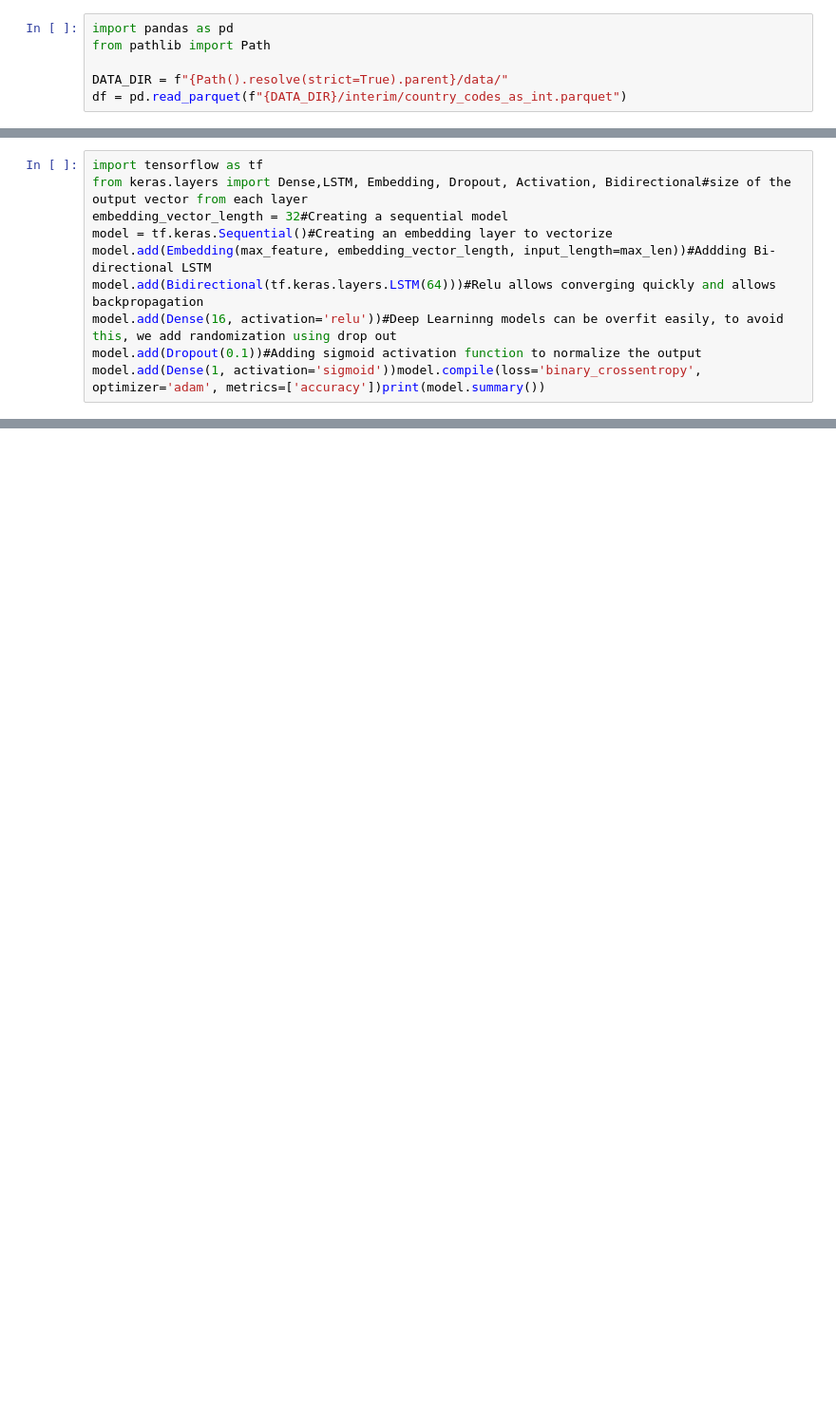
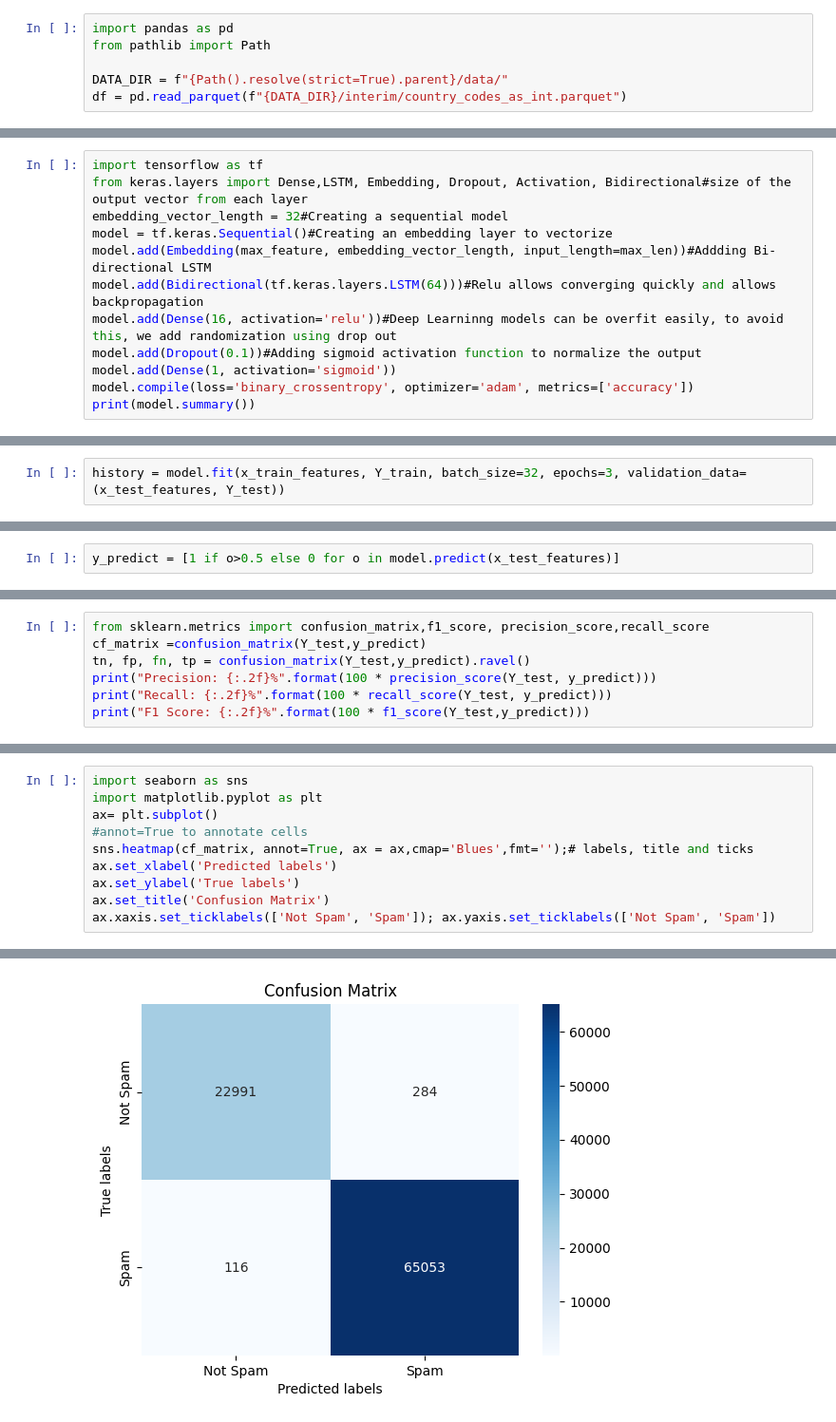
Before and after one commit to lluc2397/Bot-detector, a Jupyter notebook: notebooks/4.1-test-rrn.ipynb, the cells around one changed output, grey strips where cells are left out. Shown: that part at 95% size. Saved outputs shown, nothing was run; the diff lists cells and outputs as text; blank space fills up the shorter version.

Commit message:
first tf models

```diff
--- a/notebooks/4.1-test-rrn.ipynb
+++ b/notebooks/4.1-test-rrn.ipynb
@@ -21,4 +50,6 @@ model.add(Embedding(max_feature, embedding_vector_length, input_length=max_len))
 model.add(Bidirectional(tf.keras.layers.LSTM(64)))#Relu allows converging quickly and allows backpropagation
 model.add(Dense(16, activation='relu'))#Deep Learninng models can be overfit easily, to avoid this, we add randomization using drop out
 model.add(Dropout(0.1))#Adding sigmoid activation function to normalize the output
-model.add(Dense(1, activation='sigmoid'))model.compile(loss='binary_crossentropy', optimizer='adam', metrics=['accuracy'])print(model.summary())
+model.add(Dense(1, activation='sigmoid'))
+model.compile(loss='binary_crossentropy', optimizer='adam', metrics=['accuracy'])
+print(model.summary())
@@ -24,0 +81,2 @@ model.add(Dense(1, activation='sigmoid'))model.compile(loss='binary_crossentropy
+# %%
+history = model.fit(x_train_features, Y_train, batch_size=32, epochs=3, validation_data=(x_test_features, Y_test))
@@ -24,0 +90,2 @@ model.add(Dense(1, activation='sigmoid'))model.compile(loss='binary_crossentropy
+# %%
+y_predict = [1 if o>0.5 else 0 for o in model.predict(x_test_features)]
@@ -24,0 +94,7 @@ model.add(Dense(1, activation='sigmoid'))model.compile(loss='binary_crossentropy
+# %%
+from sklearn.metrics import confusion_matrix,f1_score, precision_score,recall_score
+cf_matrix =confusion_matrix(Y_test,y_predict)
+tn, fp, fn, tp = confusion_matrix(Y_test,y_predict).ravel()
+print("Precision: {:.2f}%".format(100 * precision_score(Y_test, y_predict)))
+print("Recall: {:.2f}%".format(100 * recall_score(Y_test, y_predict)))
+print("F1 Score: {:.2f}%".format(100 * f1_score(Y_test,y_predict)))
@@ -24,0 +105,11 @@ model.add(Dense(1, activation='sigmoid'))model.compile(loss='binary_crossentropy
+# %%
+import seaborn as sns
+import matplotlib.pyplot as plt
+ax= plt.subplot()
+#annot=True to annotate cells
+sns.heatmap(cf_matrix, annot=True, ax = ax,cmap='Blues',fmt='');# labels, title and ticks
+ax.set_xlabel('Predicted labels')
+ax.set_ylabel('True labels')
+ax.set_title('Confusion Matrix')
+ax.xaxis.set_ticklabels(['Not Spam', 'Spam']); ax.yaxis.set_ticklabels(['Not Spam', 'Spam'])
+# %% [output]
@@ -24,0 +117 @@ model.add(Dense(1, activation='sigmoid'))model.compile(loss='binary_crossentropy
+[figure, added]
```
Also changed, not shown: parts of 17 cells of this notebook, 7 other files.
